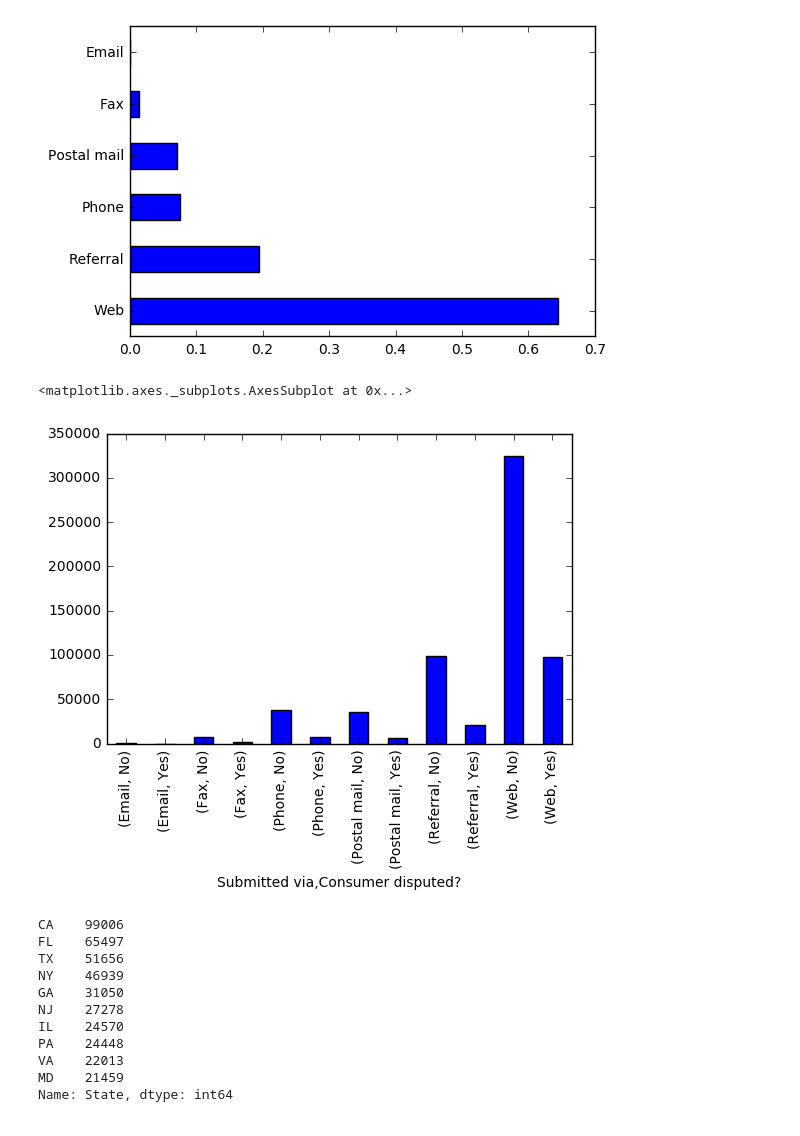
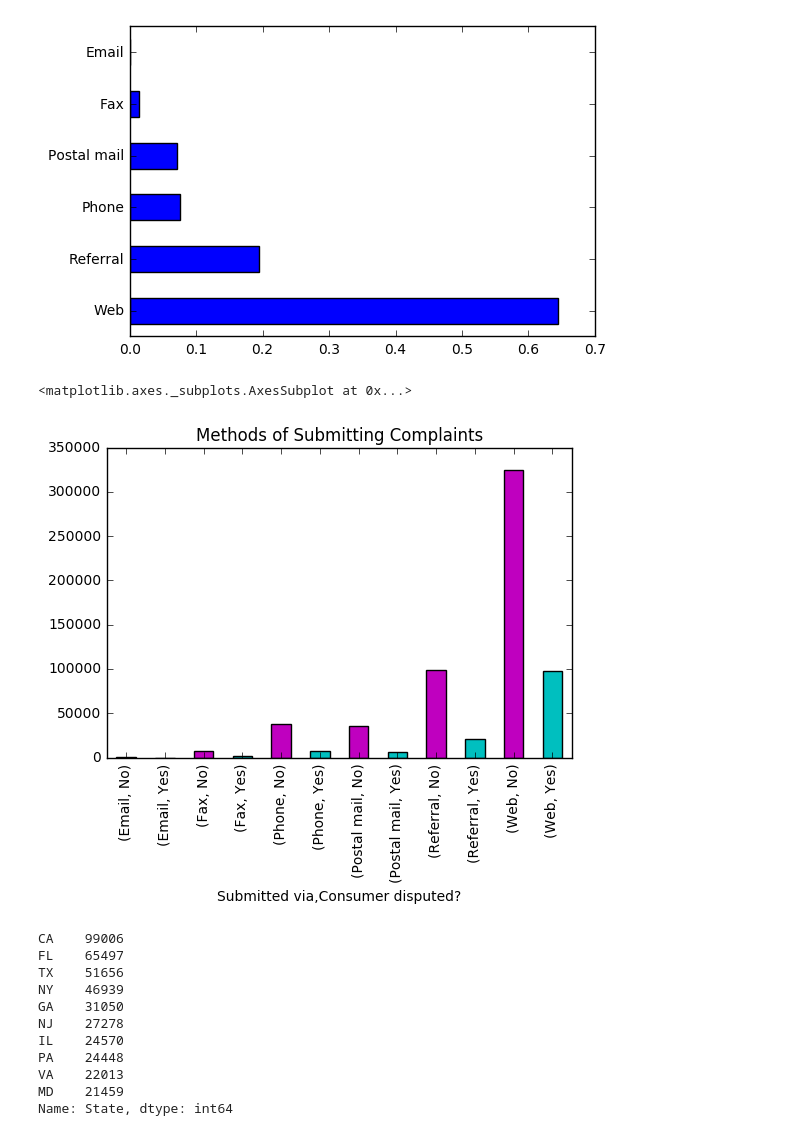
Before and after one commit to krystent2/ds-sf-29, a Jupyter notebook: projects/final-projects/03-exploratory-analysis/Final_Project-Step3_KrystenT.ipynb, the cells around one changed output. Drawn from its saved outputs; the diff is of its cells as text; code cells hidden in the pictures.

```diff
--- a/projects/final-projects/03-exploratory-analysis/Final_Project-Step3_KrystenT.ipynb
+++ b/projects/final-projects/03-exploratory-analysis/Final_Project-Step3_KrystenT.ipynb
@@ -456,17 +484,21 @@ df5.plot.barh()
 # %%
 disputeyes = (df['Consumer disputed?'] == 'Yes')
 #dispute_yes = df[disputeyes]
 disp_no = (df['Consumer disputed?'] == 'No')
 #dispute_no = df[disp_no]
 #submit = (df['Submitted via'])
 #dfcombo = (df[disputeyes], df[disp_no], df[submit])
-
+my_colors = 'mc'
 dfdisp = df.groupby('Submitted via')['Consumer disputed?'].value_counts()
-dfdisp.plot.bar()
-#df3 = df2.value_counts().head(10)
+#dfdisp.plot.bar()
+plt.title("Methods of Submitting Complaints")
+dfdisp.plot(
+    kind='bar',
+    color=my_colors,
+)
 # %% [output]
 <matplotlib.axes._subplots.AxesSubplot at 0x...>
-[figure, old version]
+[figure, new version]
 # %%
 df['State'].value_counts().head(10)
 # %% [output]
```
Also changed, not shown: parts of 4 cells of this notebook.
